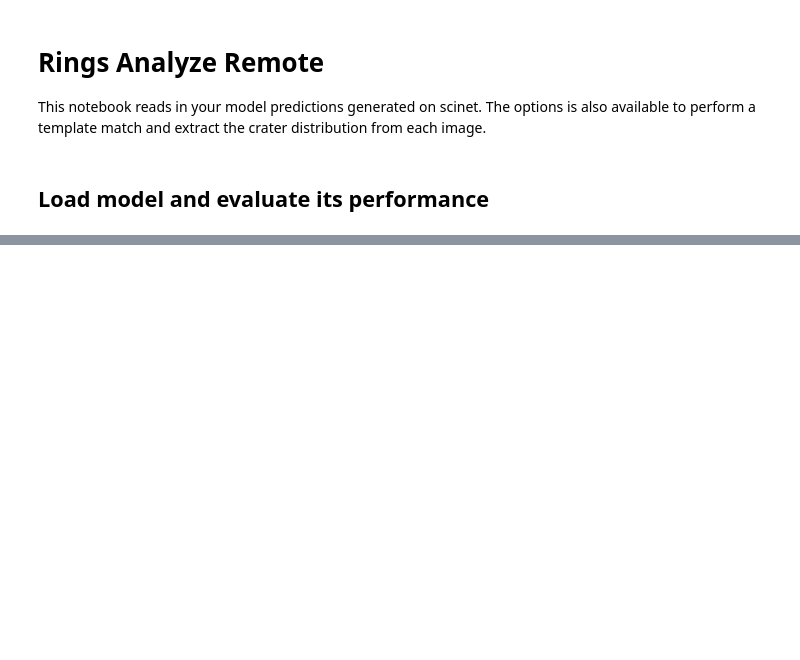
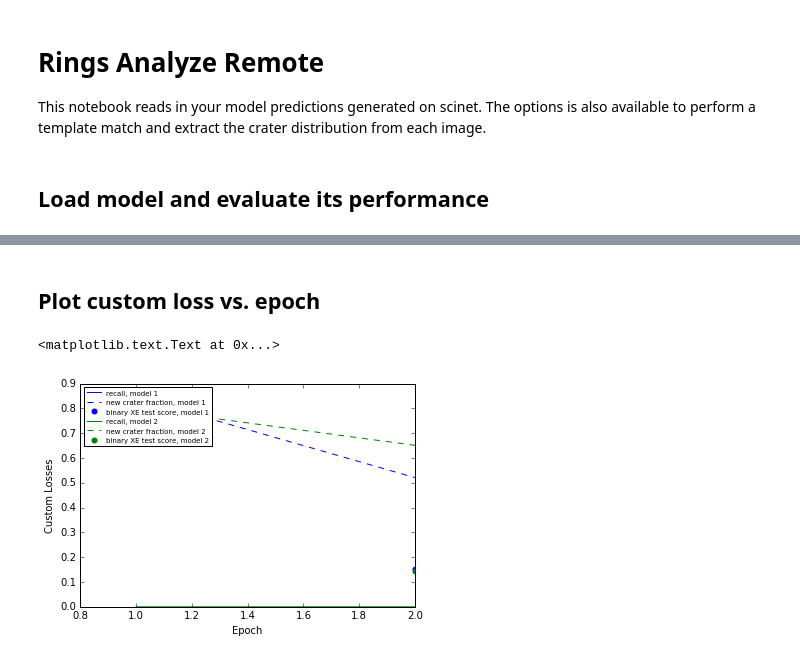
Before and after one commit to cczhu/moon_convnet_public, a Jupyter notebook: rings_analyze_remote.ipynb, the cells around one changed output, grey strips where cells are left out. Cells and saved outputs as stored; diff of their text form; code cells hidden in the pictures; blank space fills up the shorter version.

```diff
--- a/rings_analyze_remote.ipynb
+++ b/rings_analyze_remote.ipynb
@@ -63,0 +65,27 @@ if get_crater_dist == 1:
+# %% [markdown]
+## Plot custom loss vs. epoch
+# %%
+filename = 'output.txt'
+
+recall, new_craters, N_models = [], [], 0
+lines = open(filename, 'r').readlines()
+for line in lines:
+    if "mean and std of N_match/N_csv (recall) =" in line:
+        recall.append(float(line.split(' = ')[1].split(",")[0]))
+    elif "(N_template - N_match)/N_template" in line:
+        new_craters.append(float(line.split(' = ')[1].split(",")[0]))
+    elif "Test Score is" in line:
+        N_models += 1
+        test_score, n_epochs = float(line.split('Test Score is')[1]), len(recall)
+        p = plt.plot(np.arange(n_epochs)+1, recall, label='recall, model %d'%N_models)
+        plt.plot(np.arange(n_epochs)+1, new_craters, linestyle="--", color=p[0].get_color(), label='new crater fraction, model %d'%N_models)
+        plt.plot(n_epochs, test_score, 'o', color=p[0].get_color(), mew=0, label='binary XE test score, model %d'%N_models)
+        plt.legend(loc='upper left',fontsize=7, numpoints=1)
+        recall, new_craters = [], []
+
+plt.plot(np.arange(len(epoch_score))+1, epoch_score)
+plt.xlabel('Epoch')
+plt.ylabel('Custom Losses')
+# %% [output]
+<matplotlib.text.Text at 0x...>
+[figure, added]
```
Also changed, not shown: parts of 7 cells of this notebook, 1 other file.
